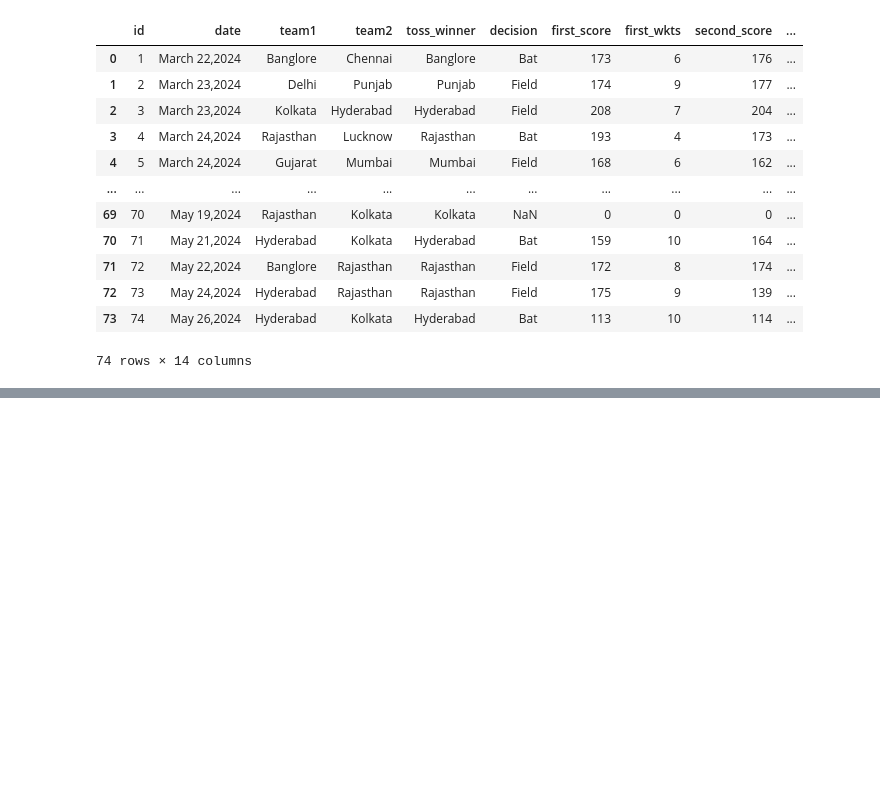
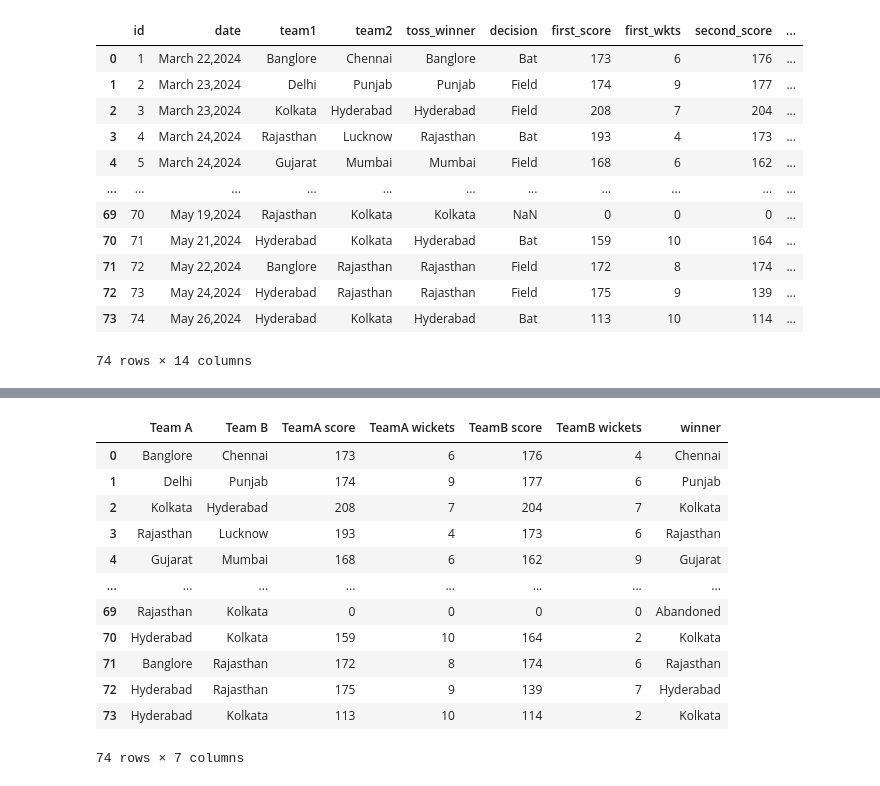
Before and after one commit to yharshityadav/IPL-Machine-Learning-Model, a Jupyter notebook: IPL.ipynb, the cells around one changed output, grey strips where cells are left out. Saved outputs shown, nothing was run; the diff lists cells and outputs as text; code cells hidden in the pictures; blank space fills up the shorter version.

Commit message:
rename

```diff
--- a/IPL.ipynb
+++ b/IPL.ipynb
@@ -36,0 +68,16 @@ df.tail()
+# %%
+df.rename(columns={'team1':'Team A','team2':'Team B','first_score':'TeamA score','first_wkts':'TeamA wickets','second_score':'TeamB score','second_wkts':'TeamB wickets'})
+# %% [output]
+|  | Team A | Team B | TeamA score | TeamA wickets | TeamB score | TeamB wickets | winner |
+| 0 | Banglore | Chennai | 173 | 6 | 176 | 4 | Chennai |
+| 1 | Delhi | Punjab | 174 | 9 | 177 | 6 | Punjab |
+| 2 | Kolkata | Hyderabad | 208 | 7 | 204 | 7 | Kolkata |
+| 3 | Rajasthan | Lucknow | 193 | 4 | 173 | 6 | Rajasthan |
+| 4 | Gujarat | Mumbai | 168 | 6 | 162 | 9 | Gujarat |
+| ... | ... | ... | ... | ... | ... | ... | ... |
+| 69 | Rajasthan | Kolkata | 0 | 0 | 0 | 0 | Abandoned |
+| 70 | Hyderabad | Kolkata | 159 | 10 | 164 | 2 | Kolkata |
+| 71 | Banglore | Rajasthan | 172 | 8 | 174 | 6 | Rajasthan |
+| 72 | Hyderabad | Rajasthan | 175 | 9 | 139 | 7 | Hyderabad |
+| 73 | Hyderabad | Kolkata | 113 | 10 | 114 | 2 | Kolkata |
+74 rows × 7 columns
```
Also changed, not shown: parts of 6 cells of this notebook.
